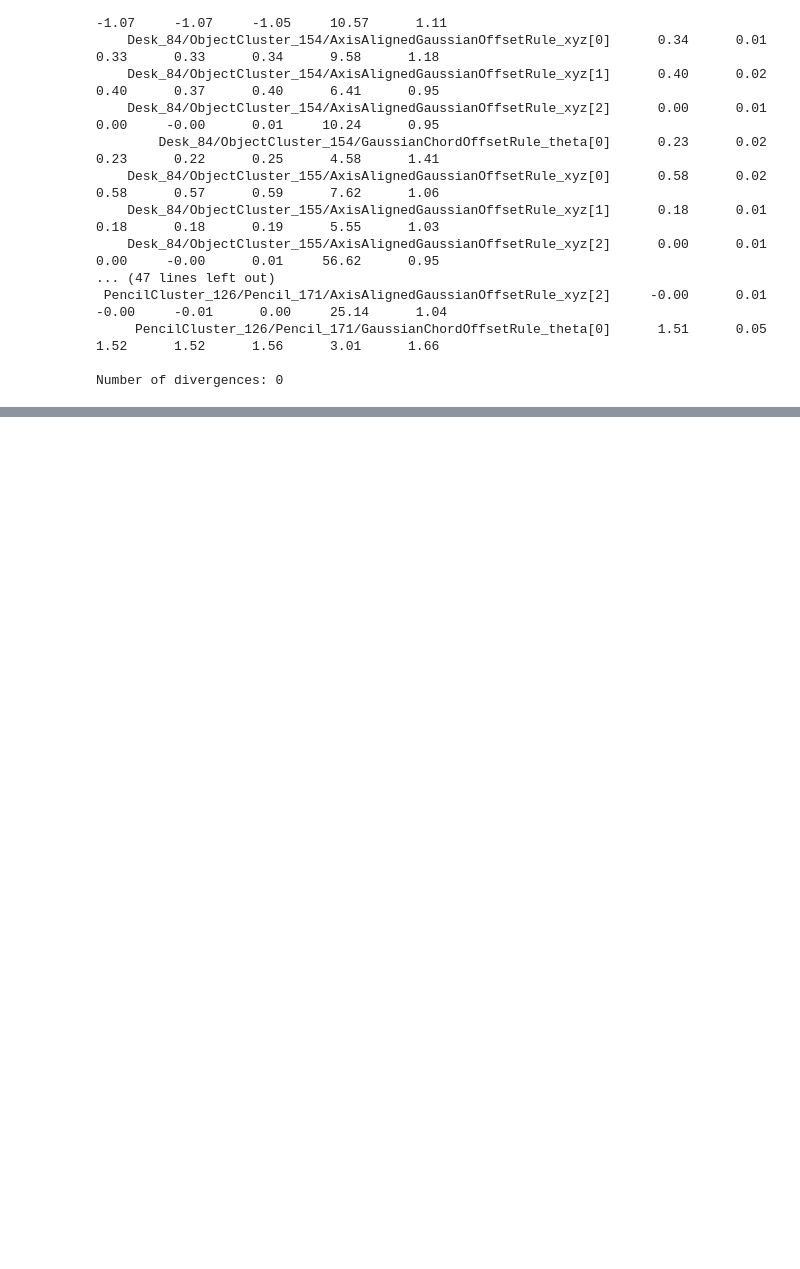
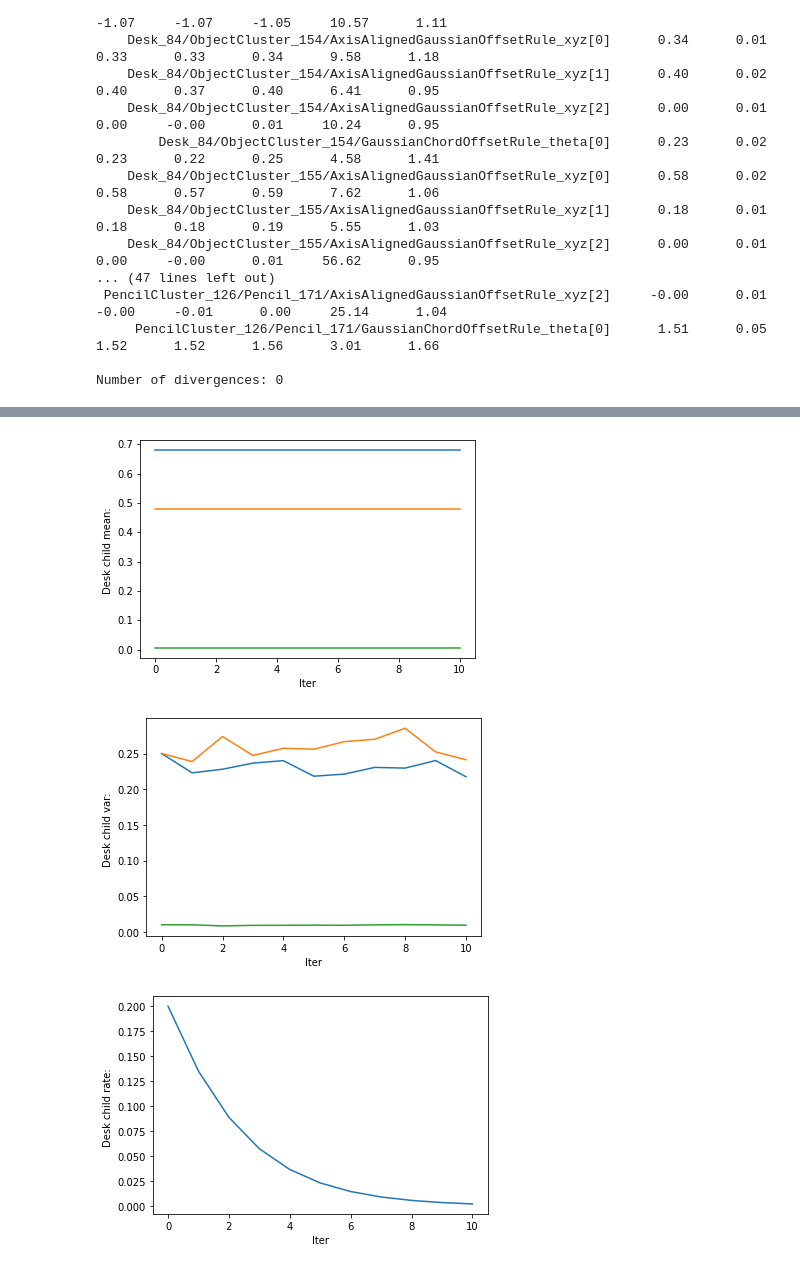
Before and after one commit to gizatt/spatial_scene_grammars, a Jupyter notebook: spatial_scene_grammars_examples/planar_clusters_gaussians/demo_grammar.ipynb, the cells around one changed output, grey strips where cells are left out. Cells and saved outputs as stored; diff of their text form; code cells hidden in the pictures; blank space fills up the shorter version.

```diff
--- a/spatial_scene_grammars_examples/planar_clusters_gaussians/demo_grammar.ipynb
+++ b/spatial_scene_grammars_examples/planar_clusters_gaussians/demo_grammar.ipynb
@@ -255,18 +272,22 @@ Number of divergences: 0
 # %%
 # Plot a couple of interesting parameters
 param_getters_of_interest = {
-    "Desk child mean: ", lambda x: x.rule_params_by_node_type["Desk"][0][0]["mean"]().detach().numpy()
-    "Desk child var: ", lambda x: x.rule_params_by_node_type["Desk"][0][0]["variance"]().detach().numpy(),
-    "Desk child rate: ", lambda x: x.params_by_node_type["Desk"]().detach().numpy()
+    "Desk child mean: ": lambda x: x.rule_params_by_node_type["Desk"][0][0]["mean"]().detach().numpy(),
+    "Desk child var: ": lambda x: x.rule_params_by_node_type["Desk"][0][0]["variance"]().detach().numpy(),
+    "Desk child rate: ": lambda x: x.params_by_node_type["Desk"]().detach().numpy()
 }
 
 for key, getter in param_getters_of_interest.items():
     plt.figure()
     history = []
     for state_dict in state_dict_history:
         grammar.load_state_dict(state_dict)
-        history.append(getter(grammar)
+        history.append(getter(grammar))
 
     plt.plot(history)
     plt.xlabel("Iter")
     plt.ylabel(key)
+# %% [output]
+[figure, added]
+[figure, added]
+[figure, added]
```
Also changed, not shown: parts of 1 cell of this notebook.
